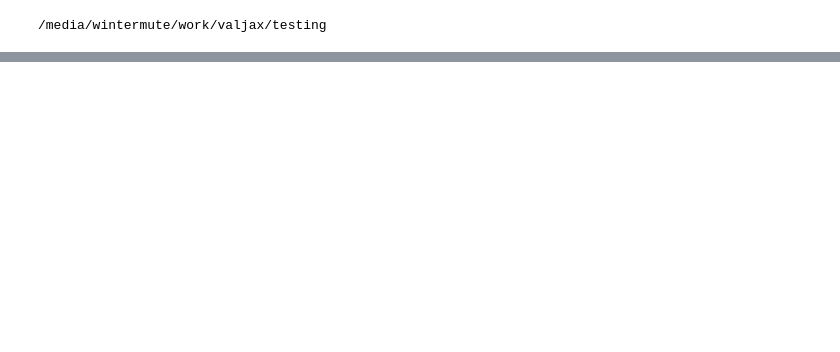
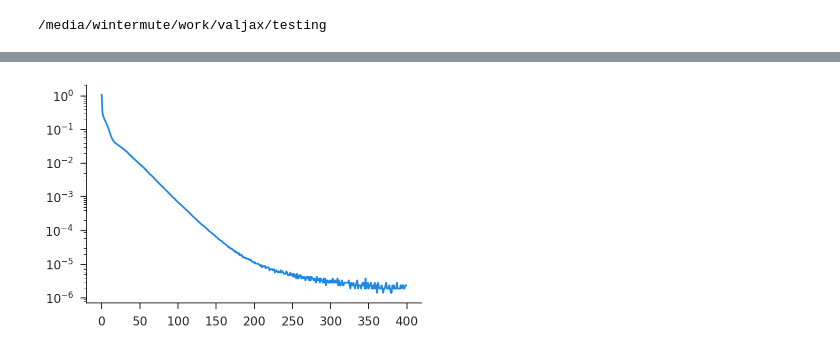
Before and after one commit to iamlemec/valjax, a Jupyter notebook: notebooks/valfunc.ipynb, the cells around one changed output, grey strips where cells are left out. Drawn from its saved outputs; the diff is of its cells as text; code cells hidden in the pictures; blank space fills up the shorter version.

```diff
--- a/notebooks/valfunc.ipynb
+++ b/notebooks/valfunc.ipynb
@@ -42,0 +42,4 @@ ax.hlines(0, *ax.get_xlim(), linewidth=1, linestyle='--', color='black');
+# %%
+pd.Series(hist['err']).plot(logy=True);
+# %% [output]
+[figure, added]
```
Also changed, not shown: parts of 6 cells of this notebook, 5 other files.
